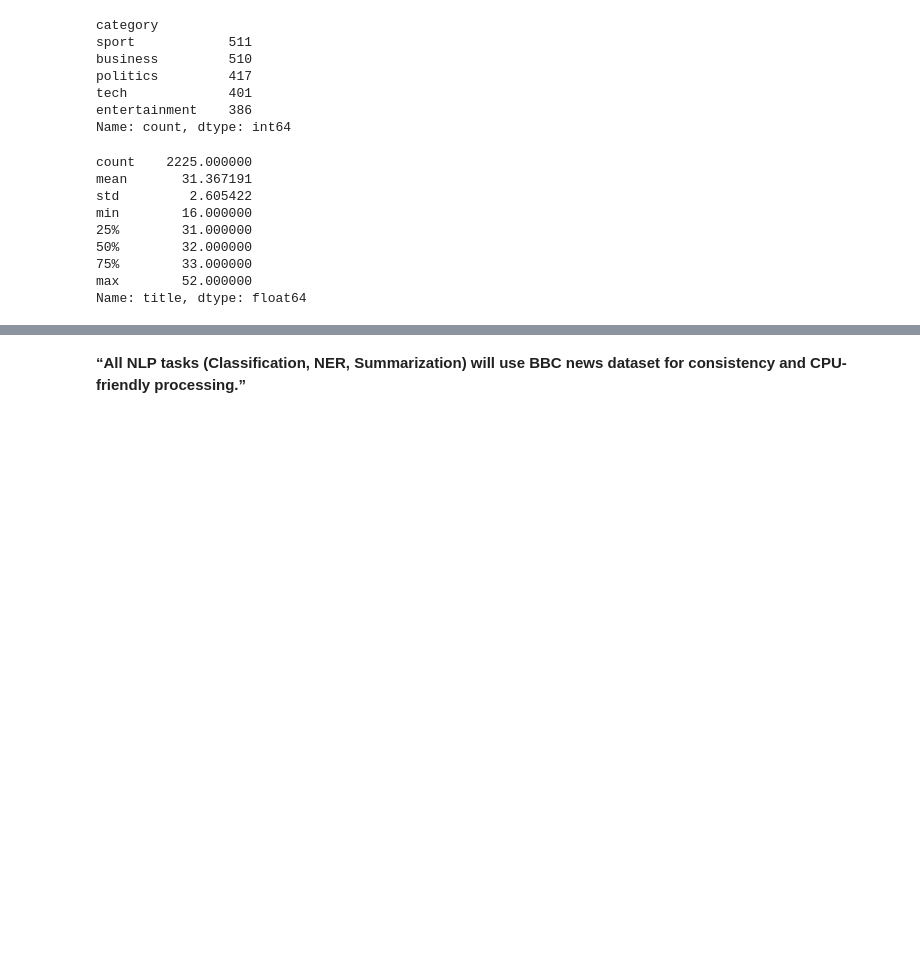
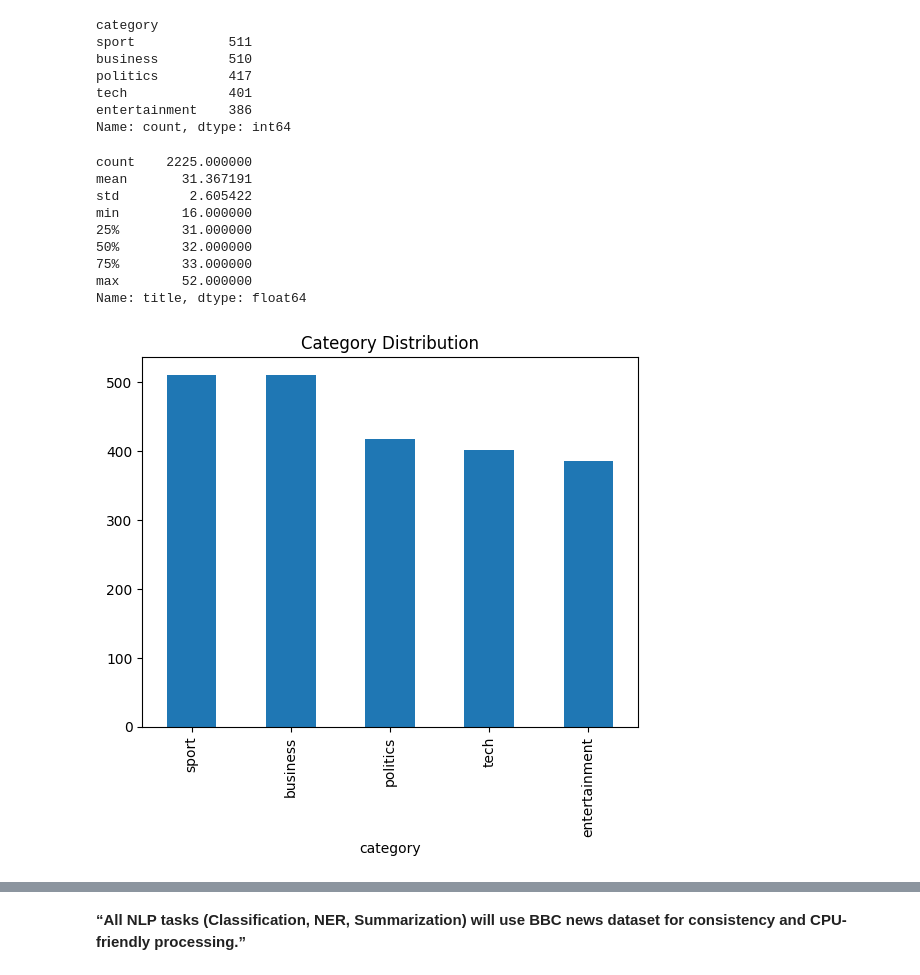
Before and after one commit to SAHIL254/intelligent-document-understanding, a Jupyter notebook: notebooks/01_data_understanding.ipynb, the cells around one changed output, grey strips where cells are left out. Saved outputs shown, nothing was run; the diff lists cells and outputs as text; code cells hidden in the pictures; blank space fills up the shorter version.

```diff
--- a/notebooks/01_data_understanding.ipynb
+++ b/notebooks/01_data_understanding.ipynb
@@ -81,3 +93,9 @@ min        16.000000
 75%        33.000000
 max        52.000000
 Name: title, dtype: float64
+# %%
+bbc_df['category'].value_counts().plot(kind='bar')
+plt.title("Category Distribution")
+plt.show()
+# %% [output]
+[figure, added]
```
Also changed, not shown: parts of 5 cells of this notebook, 23 other files.
